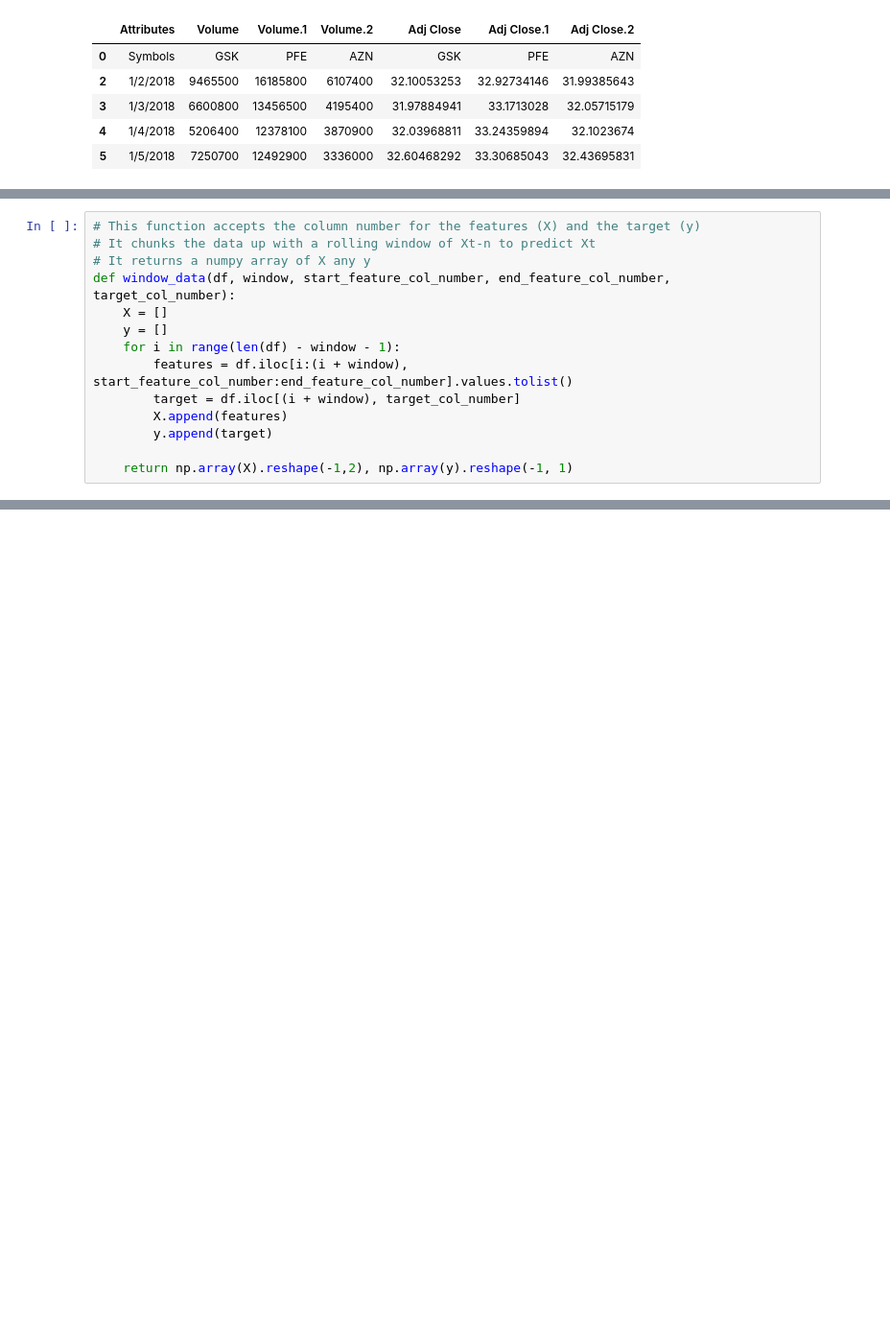
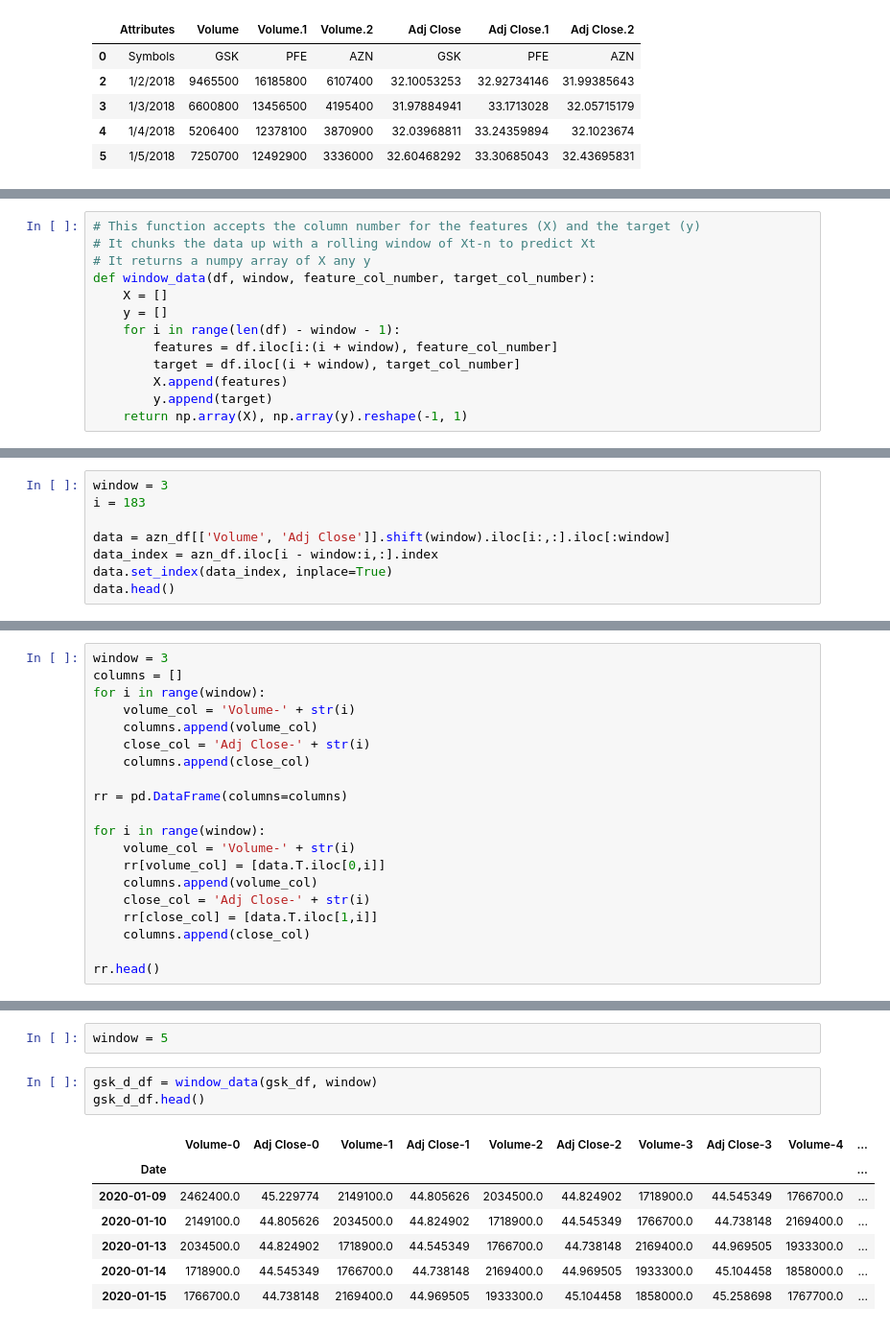
Before and after one commit to ShuranXu/Analysis-of-Trump-Tweets-Impact-To-Pharmaceutical-Stocks, a Jupyter notebook: XGBoost_Closing_Prices_Shuran.ipynb, the cells around one changed output, grey strips where cells are left out. Shown: that part at 96% size. Saved outputs shown, nothing was run; the diff lists cells and outputs as text; blank space fills up the shorter version.

```diff
--- a/XGBoost_Closing_Prices_Shuran.ipynb
+++ b/XGBoost_Closing_Prices_Shuran.ipynb
@@ -88,13 +77,12 @@ a
 # This function accepts the column number for the features (X) and the target (y)
 # It chunks the data up with a rolling window of Xt-n to predict Xt
 # It returns a numpy array of X any y
-def window_data(df, window, start_feature_col_number, end_feature_col_number, target_col_number):
+def window_data(df, window, feature_col_number, target_col_number):
     X = []
     y = []
     for i in range(len(df) - window - 1):
-        features = df.iloc[i:(i + window), start_feature_col_number:end_feature_col_number].values.tolist()
+        features = df.iloc[i:(i + window), feature_col_number]
         target = df.iloc[(i + window), target_col_number]
         X.append(features)
         y.append(target)
-
-    return np.array(X).reshape(-1,2), np.array(y).reshape(-1, 1)
+    return np.array(X), np.array(y).reshape(-1, 1)
@@ -111,0 +89,8 @@ def generate_data_set(df):
+# %%
+window = 3
+i = 183
+
+data = azn_df[['Volume', 'Adj Close']].shift(window).iloc[i:,:].iloc[:window]
+data_index = azn_df.iloc[i - window:i,:].index
+data.set_index(data_index, inplace=True)
+data.head()
@@ -111,0 +109,20 @@ def generate_data_set(df):
+# %%
+window = 3
+columns = []
+for i in range(window):
+    volume_col = 'Volume-' + str(i)
+    columns.append(volume_col)
+    close_col = 'Adj Close-' + str(i)
+    columns.append(close_col)
+
+rr = pd.DataFrame(columns=columns)
+
+for i in range(window):
+    volume_col = 'Volume-' + str(i)
+    rr[volume_col] = [data.T.iloc[0,i]]
+    columns.append(volume_col)
+    close_col = 'Adj Close-' + str(i)
+    rr[close_col] = [data.T.iloc[1,i]]
+    columns.append(close_col)
+
+rr.head()
@@ -112 +206,14 @@ def generate_data_set(df):
+# %%
+window = 5
+# %%
+gsk_d_df = window_data(gsk_df, window)
+gsk_d_df.head()
+# %% [output]
+|  | Volume-0 | Adj Close-0 | Volume-1 | Adj Close-1 | Volume-2 | Adj Close-2 | Volume-3 | Adj Close-3 | Volume-4 | ... |
+| Date |  |  |  |  |  |  |  |  |  | ... |
+| 2020-01-09 | 2462400.0 | 45.229774 | 2149100.0 | 44.805626 | 2034500.0 | 44.824902 | 1718900.0 | 44.545349 | 1766700.0 | ... |
+| 2020-01-10 | 2149100.0 | 44.805626 | 2034500.0 | 44.824902 | 1718900.0 | 44.545349 | 1766700.0 | 44.738148 | 2169400.0 | ... |
+| 2020-01-13 | 2034500.0 | 44.824902 | 1718900.0 | 44.545349 | 1766700.0 | 44.738148 | 2169400.0 | 44.969505 | 1933300.0 | ... |
+| 2020-01-14 | 1718900.0 | 44.545349 | 1766700.0 | 44.738148 | 2169400.0 | 44.969505 | 1933300.0 | 45.104458 | 1858000.0 | ... |
+| 2020-01-15 | 1766700.0 | 44.738148 | 2169400.0 | 44.969505 | 1933300.0 | 45.104458 | 1858000.0 | 45.258698 | 1767700.0 | ... |
 # %%
```
Also changed, not shown: parts of 25 cells of this notebook.
